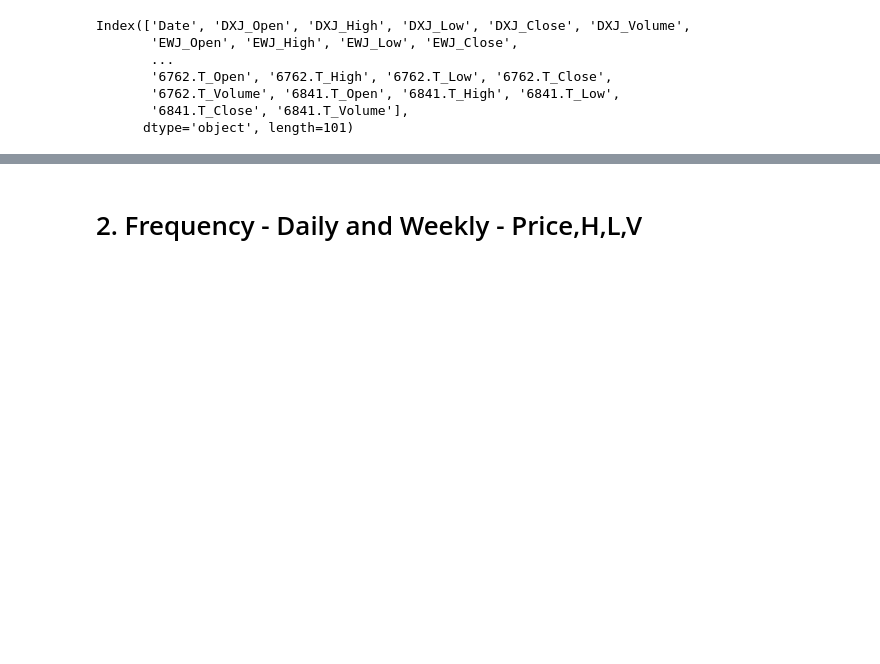
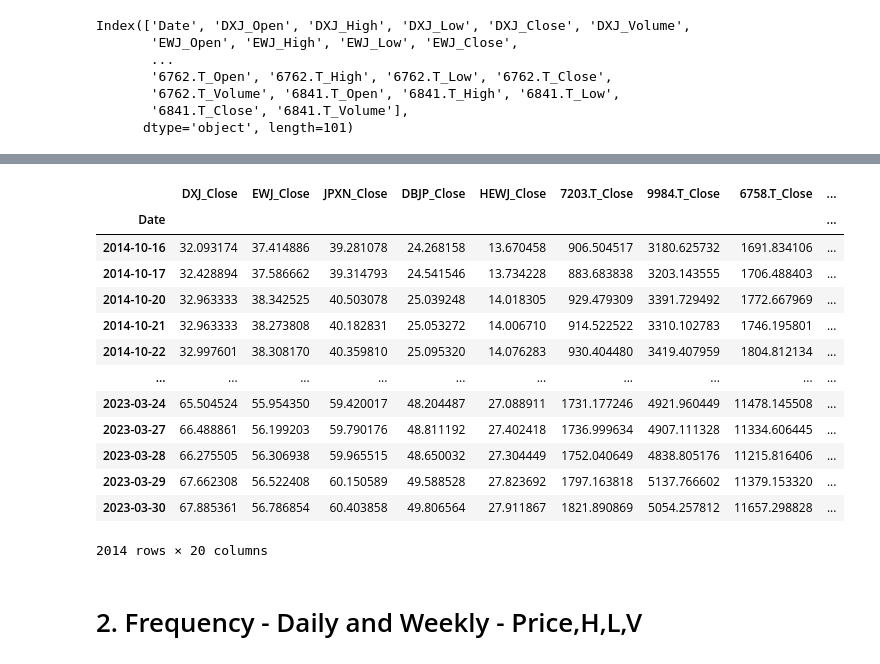
Before and after one commit to Shaddynetwork/PORTFOLIO-REBALANCING, a Jupyter notebook: CAPSTONE_PROJECT.ipynb, the cells around one changed output, grey strips where cells are left out. Cells and saved outputs as stored; diff of their text form; code cells hidden in the pictures; blank space fills up the shorter version.

```diff
--- a/CAPSTONE_PROJECT.ipynb
+++ b/CAPSTONE_PROJECT.ipynb
@@ -105,3 +122,21 @@ Index(['Date', 'DXJ_Open', 'DXJ_High', 'DXJ_Low', 'DXJ_Close', 'DXJ_Volume',
+# %%
+close_prices = portfolio_data.filter(regex='_Close$', axis=1)
+close_prices.dropna()
+# %% [output]
+|  | DXJ_Close | EWJ_Close | JPXN_Close | DBJP_Close | HEWJ_Close | 7203.T_Close | 9984.T_Close | 6758.T_Close | ... |
+| Date |  |  |  |  |  |  |  |  | ... |
+| 2014-10-16 | 32.093174 | 37.414886 | 39.281078 | 24.268158 | 13.670458 | 906.504517 | 3180.625732 | 1691.834106 | ... |
+| 2014-10-17 | 32.428894 | 37.586662 | 39.314793 | 24.541546 | 13.734228 | 883.683838 | 3203.143555 | 1706.488403 | ... |
+| 2014-10-20 | 32.963333 | 38.342525 | 40.503078 | 25.039248 | 14.018305 | 929.479309 | 3391.729492 | 1772.667969 | ... |
+| 2014-10-21 | 32.963333 | 38.273808 | 40.182831 | 25.053272 | 14.006710 | 914.522522 | 3310.102783 | 1746.195801 | ... |
+| 2014-10-22 | 32.997601 | 38.308170 | 40.359810 | 25.095320 | 14.076283 | 930.404480 | 3419.407959 | 1804.812134 | ... |
+| ... | ... | ... | ... | ... | ... | ... | ... | ... | ... |
+| 2023-03-24 | 65.504524 | 55.954350 | 59.420017 | 48.204487 | 27.088911 | 1731.177246 | 4921.960449 | 11478.145508 | ... |
+| 2023-03-27 | 66.488861 | 56.199203 | 59.790176 | 48.811192 | 27.402418 | 1736.999634 | 4907.111328 | 11334.606445 | ... |
+| 2023-03-28 | 66.275505 | 56.306938 | 59.965515 | 48.650032 | 27.304449 | 1752.040649 | 4838.805176 | 11215.816406 | ... |
+| 2023-03-29 | 67.662308 | 56.522408 | 60.150589 | 49.588528 | 27.823692 | 1797.163818 | 5137.766602 | 11379.153320 | ... |
+| 2023-03-30 | 67.885361 | 56.786854 | 60.403858 | 49.806564 | 27.911867 | 1821.890869 | 5054.257812 | 11657.298828 | ... |
+2014 rows × 20 columns
 # %% [markdown]
 # 2. Frequency - Daily and Weekly -  Price,H,L,V
 # %% [markdown]
```
Also changed, not shown: parts of 1 cell of this notebook.
